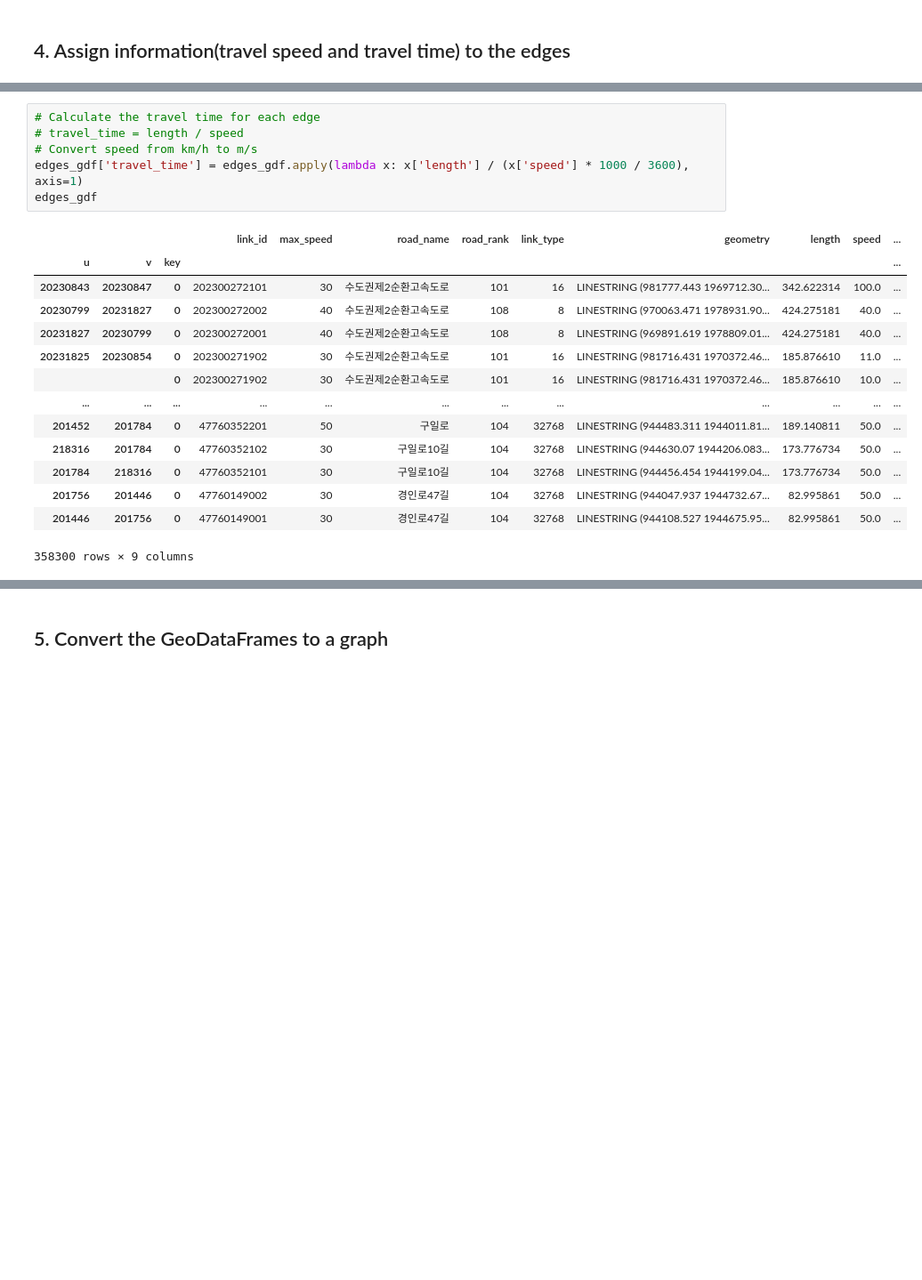
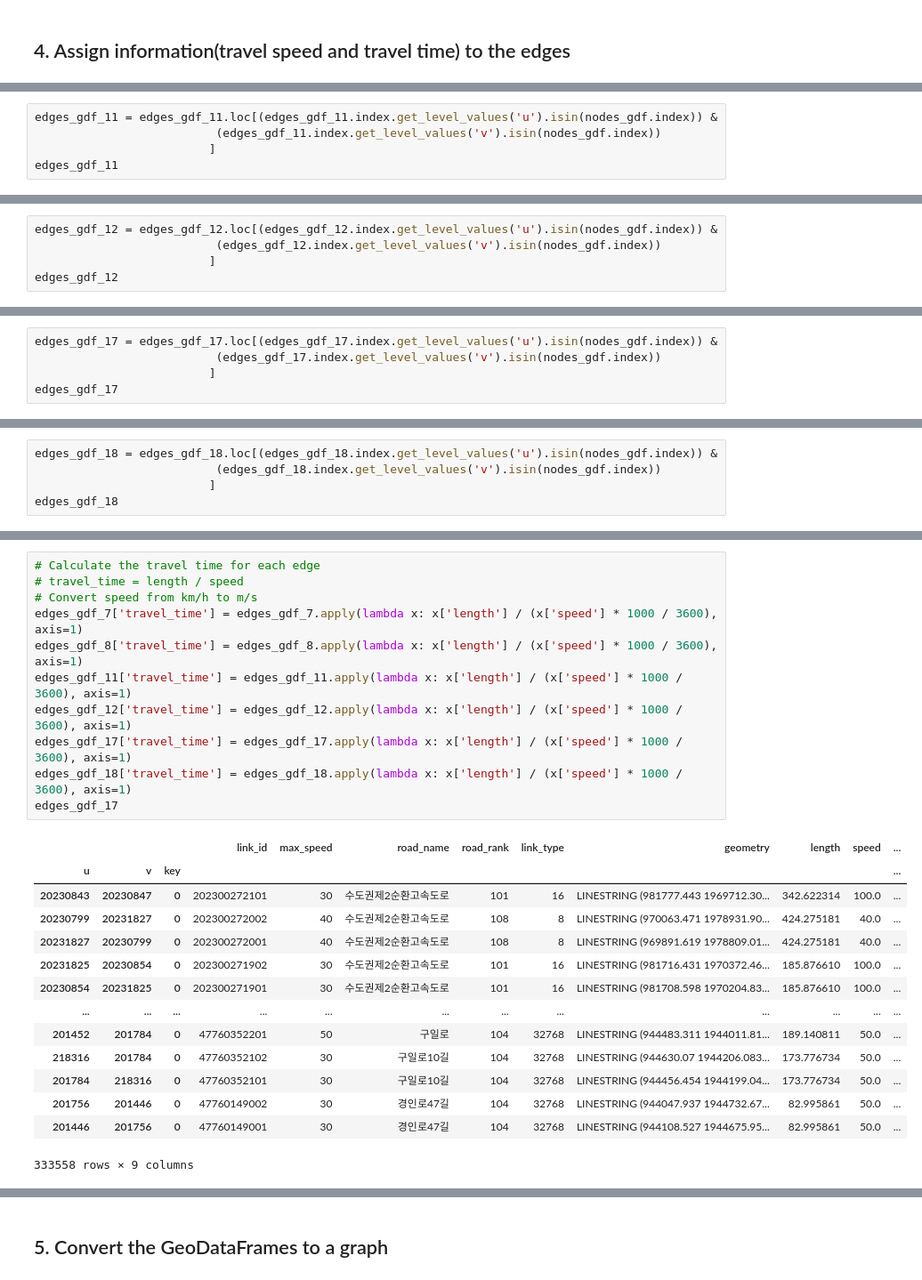
Before and after one commit to sogs03/GTFStest, a Jupyter notebook: create_network.ipynb, the cells around one changed output, grey strips where cells are left out. Shown at 89% size. Drawn from its saved outputs; the diff is of its cells as text; blank space fills up the shorter version.

```diff
--- a/create_network.ipynb
+++ b/create_network.ipynb
@@ -379,0 +487,5 @@ edges_gdf.loc[edges_gdf['speed'] == 0]
+# %%
+edges_gdf_11 = edges_gdf_11.loc[(edges_gdf_11.index.get_level_values('u').isin(nodes_gdf.index)) &
+                          (edges_gdf_11.index.get_level_values('v').isin(nodes_gdf.index))
+                         ]
+edges_gdf_11
@@ -379,0 +507,5 @@ edges_gdf.loc[edges_gdf['speed'] == 0]
+# %%
+edges_gdf_12 = edges_gdf_12.loc[(edges_gdf_12.index.get_level_values('u').isin(nodes_gdf.index)) &
+                          (edges_gdf_12.index.get_level_values('v').isin(nodes_gdf.index))
+                         ]
+edges_gdf_12
@@ -379,0 +527,5 @@ edges_gdf.loc[edges_gdf['speed'] == 0]
+# %%
+edges_gdf_17 = edges_gdf_17.loc[(edges_gdf_17.index.get_level_values('u').isin(nodes_gdf.index)) &
+                          (edges_gdf_17.index.get_level_values('v').isin(nodes_gdf.index))
+                         ]
+edges_gdf_17
@@ -379,0 +547,5 @@ edges_gdf.loc[edges_gdf['speed'] == 0]
+# %%
+edges_gdf_18 = edges_gdf_18.loc[(edges_gdf_18.index.get_level_values('u').isin(nodes_gdf.index)) &
+                          (edges_gdf_18.index.get_level_values('v').isin(nodes_gdf.index))
+                         ]
+edges_gdf_18
@@ -380,22 +567,27 @@ edges_gdf.loc[edges_gdf['speed'] == 0]
 # %%
 # Calculate the travel time for each edge
 # travel_time = length / speed
 # Convert speed from km/h to m/s
-edges_gdf['travel_time'] = edges_gdf.apply(lambda x: x['length'] / (x['speed'] * 1000 / 3600), axis=1)
-edges_gdf
+edges_gdf_7['travel_time'] = edges_gdf_7.apply(lambda x: x['length'] / (x['speed'] * 1000 / 3600), axis=1)
+edges_gdf_8['travel_time'] = edges_gdf_8.apply(lambda x: x['length'] / (x['speed'] * 1000 / 3600), axis=1)
+edges_gdf_11['travel_time'] = edges_gdf_11.apply(lambda x: x['length'] / (x['speed'] * 1000 / 3600), axis=1)
+edges_gdf_12['travel_time'] = edges_gdf_12.apply(lambda x: x['length'] / (x['speed'] * 1000 / 3600), axis=1)
+edges_gdf_17['travel_time'] = edges_gdf_17.apply(lambda x: x['length'] / (x['speed'] * 1000 / 3600), axis=1)
+edges_gdf_18['travel_time'] = edges_gdf_18.apply(lambda x: x['length'] / (x['speed'] * 1000 / 3600), axis=1)
+edges_gdf_17
 # %% [output]
 |  |  |  | link_id | max_speed | road_name | road_rank | link_type | geometry | length | speed | ... |
 | u | v | key |  |  |  |  |  |  |  |  | ... |
 | 20230843 | 20230847 | 0 | 202300272101 | 30 | 수도권제2순환고속도로 | 101 | 16 | LINESTRING (981777.443 1969712.30... | 342.622314 | 100.0 | ... |
 | 20230799 | 20231827 | 0 | 202300272002 | 40 | 수도권제2순환고속도로 | 108 | 8 | LINESTRING (970063.471 1978931.90... | 424.275181 | 40.0 | ... |
 | 20231827 | 20230799 | 0 | 202300272001 | 40 | 수도권제2순환고속도로 | 108 | 8 | LINESTRING (969891.619 1978809.01... | 424.275181 | 40.0 | ... |
-| 20231825 | 20230854 | 0 | 202300271902 | 30 | 수도권제2순환고속도로 | 101 | 16 | LINESTRING (981716.431 1970372.46... | 185.876610 | 11.0 | ... |
-|  |  | 0 | 202300271902 | 30 | 수도권제2순환고속도로 | 101 | 16 | LINESTRING (981716.431 1970372.46... | 185.876610 | 10.0 | ... |
+| 20231825 | 20230854 | 0 | 202300271902 | 30 | 수도권제2순환고속도로 | 101 | 16 | LINESTRING (981716.431 1970372.46... | 185.876610 | 100.0 | ... |
+| 20230854 | 20231825 | 0 | 202300271901 | 30 | 수도권제2순환고속도로 | 101 | 16 | LINESTRING (981708.598 1970204.83... | 185.876610 | 100.0 | ... |
 | ... | ... | ... | ... | ... | ... | ... | ... | ... | ... | ... | ... |
 | 201452 | 201784 | 0 | 47760352201 | 50 | 구일로 | 104 | 32768 | LINESTRING (944483.311 1944011.81... | 189.140811 | 50.0 | ... |
 | 218316 | 201784 | 0 | 47760352102 | 30 | 구일로10길 | 104 | 32768 | LINESTRING (944630.07 1944206.083... | 173.776734 | 50.0 | ... |
 | 201784 | 218316 | 0 | 47760352101 | 30 | 구일로10길 | 104 | 32768 | LINESTRING (944456.454 1944199.04... | 173.776734 | 50.0 | ... |
 | 201756 | 201446 | 0 | 47760149002 | 30 | 경인로47길 | 104 | 32768 | LINESTRING (944047.937 1944732.67... | 82.995861 | 50.0 | ... |
 | 201446 | 201756 | 0 | 47760149001 | 30 | 경인로47길 | 104 | 32768 | LINESTRING (944108.527 1944675.95... | 82.995861 | 50.0 | ... |
-358300 rows × 9 columns
+333558 rows × 9 columns
 # %%
```
Also changed, not shown: parts of 29 cells of this notebook.
